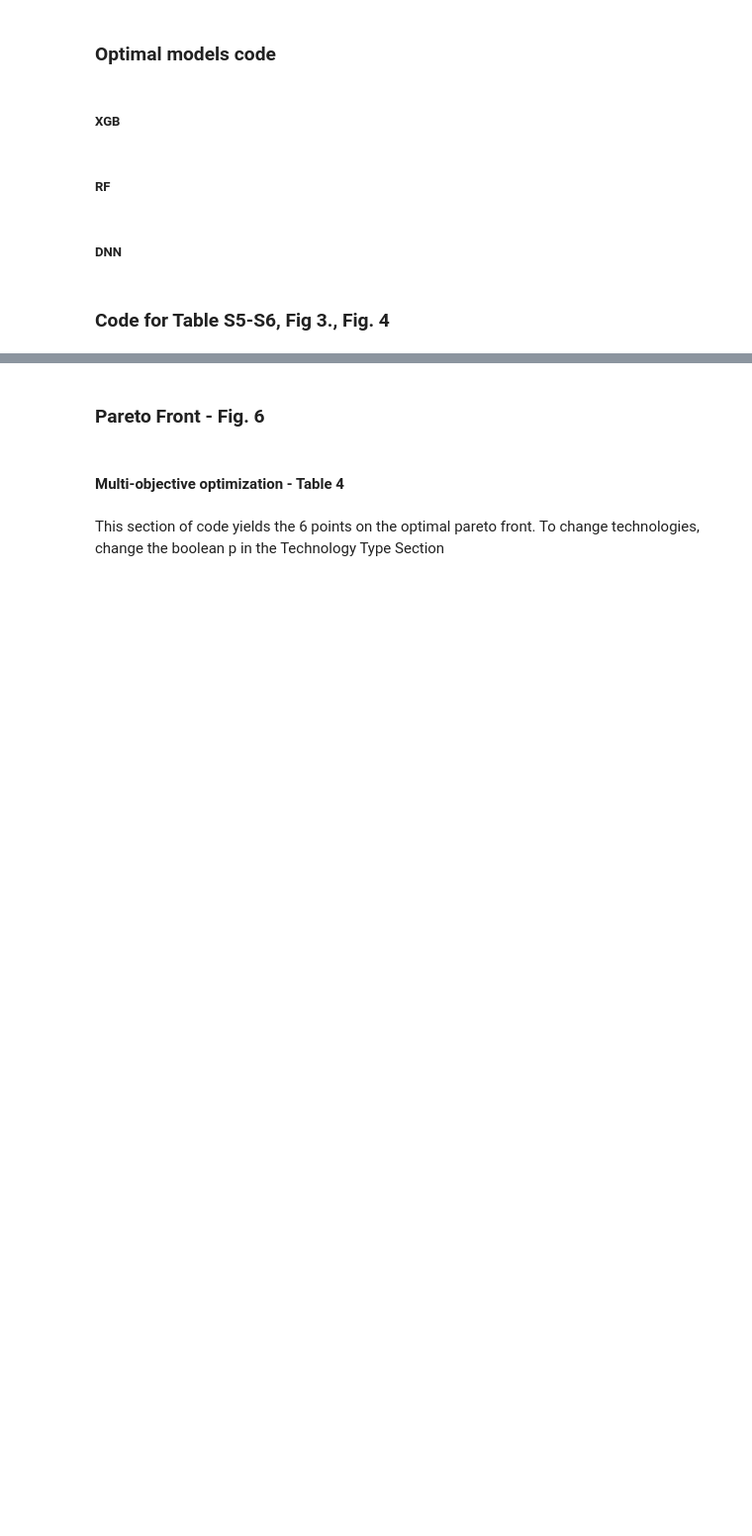
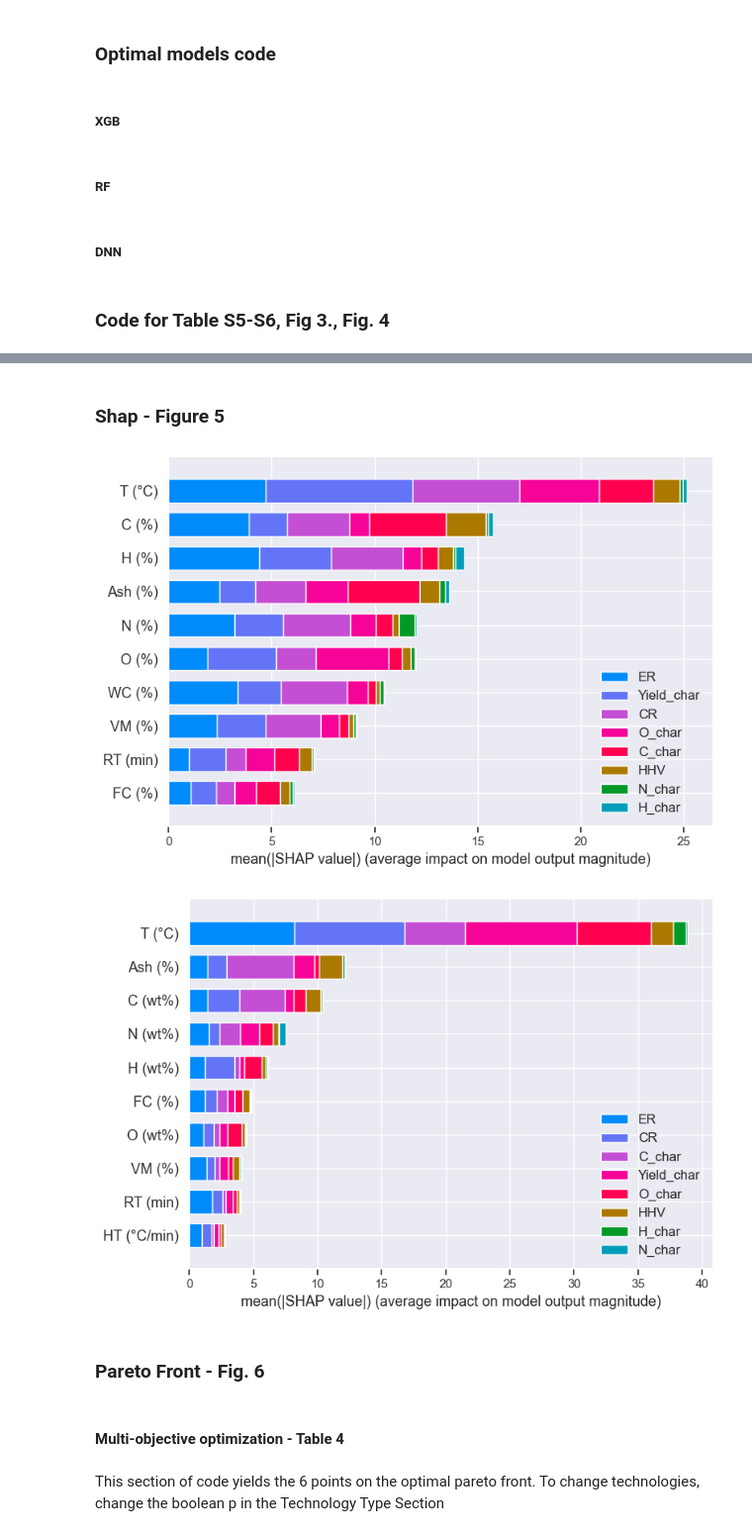
Before and after one commit to PEESEgroup/Wet-Waste-Biomass-Opt, a Jupyter notebook: sz_master_071323.ipynb, the cells around one changed output, grey strips where cells are left out. Shown: that part at 99% size. Saved outputs shown, nothing was run; the diff lists cells and outputs as text; code cells hidden in the pictures; blank space fills up the shorter version.

Commit message:
shap code

```diff
--- a/sz_master_071323.ipynb
+++ b/sz_master_071323.ipynb
@@ -492,3 +491,18 @@ The test RMSE of column CR (%) is 9.641708325189663
+# %% [markdown]
+### Shap - Figure 5
+# %%
+#HTC
+explainer = shap.KernelExplainer(h_opt_XGB.predict, h_X_test)
+shap_values = explainer.shap_values(h_X_test)
+shap.summary_plot(shap_values, h_X_test, class_names = ['Yield_char', 'C_char', 'H_char', 'N_char', 'O_char', 'HHV','ER', 'CR'])
+
+#Pyrolysis
+explainer = shap.KernelExplainer(p_opt_XGB.predict, p_X_test)
+shap_values = explainer.shap_values(p_X_test)
+shap.summary_plot(shap_values, p_X_test, class_names = ['Yield_char', 'C_char', 'H_char', 'O_char', 'N_char', 'HHV','ER', 'CR'])
+# %% [output]
+[figure, added]
+[figure, added]
 # %% [markdown]
 ### Pareto Front - Fig. 6
 # %%
```
Also changed, not shown: parts of 9 cells of this notebook, 2 other files.
